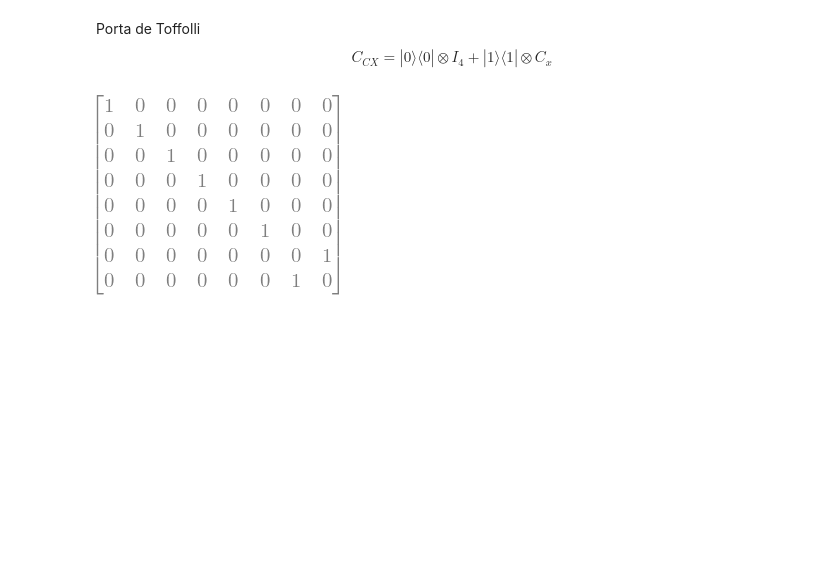
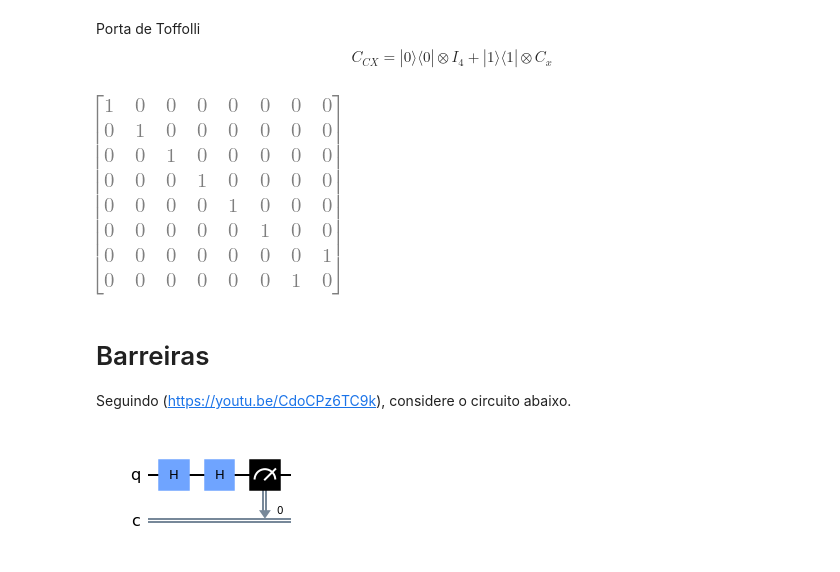
Before and after one commit to abbarreto/qiskit, a Jupyter notebook: 01_gates.ipynb, the cells around one changed output. Cells and saved outputs as stored; diff of their text form; code cells hidden in the pictures; blank space fills up the shorter version.

```diff
--- a/01_gates.ipynb
+++ b/01_gates.ipynb
@@ -189,3 +189,11 @@ $$C_{CX} = |0\rangle\langle 0|\otimes I_{4} + |1\rangle\langle 1|\otimes C_{x}$$
 CCX = tp(proj(cb(2,0)),id(4)) + tp(proj(cb(2,1)),Cx12); CCX
 # %% [output]
 [figure]
+# %% [markdown]
+# Barreiras
+Seguindo (https://youtu.be/CdoCPz6TC9k), considere o circuito abaixo.
+# %%
+from qiskit import *
+qc = QuantumCircuit(1, 1); qc.h([0]); qc.h([0]); qc.measure([0], [0]); qc.draw(output = 'mpl')
+# %% [output]
+[figure, added]
```
Also changed, not shown: parts of 16 cells of this notebook, 1 other file.
